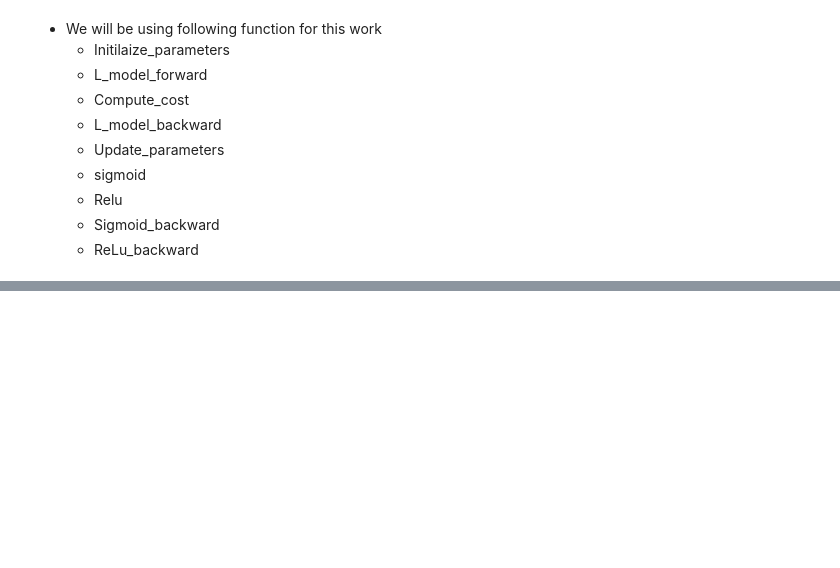
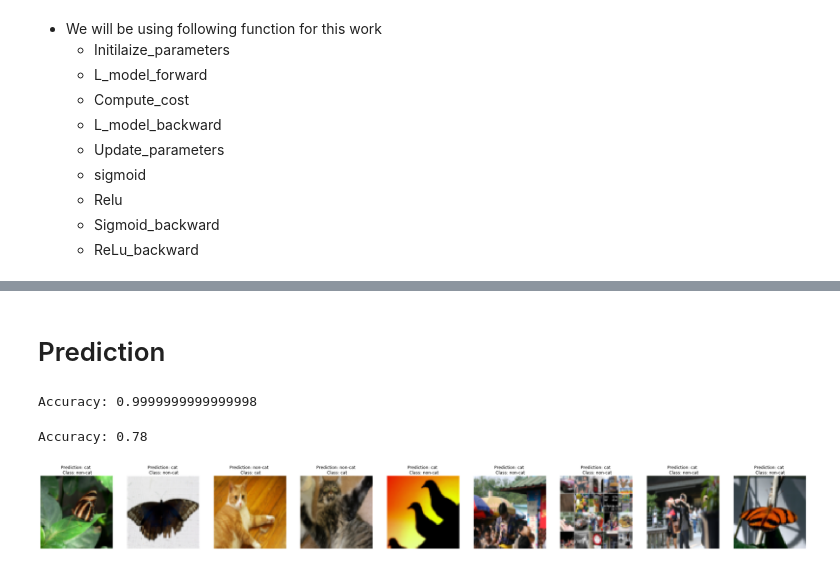
Before and after one commit to vkvats/DeepLearning-by-Andrew-Ng, a Jupyter notebook: Specialization-1/week4/week4-assignment .ipynb, the cells around one changed output, grey strips where cells are left out. Saved outputs shown, nothing was run; the diff lists cells and outputs as text; code cells hidden in the pictures; blank space fills up the shorter version.

```diff
--- a/Specialization-1/week4/week4-assignment .ipynb
+++ b/Specialization-1/week4/week4-assignment .ipynb
@@ -132,7 +138,7 @@ def load_data():
 # %%
 # Parameter initialization
 
-def initialize_parameters(layer_dims):
+def initialize_parameters_deep(layer_dims):
     """
     Initialize the parameters for each layer of L-layer network
 
@@ -154,7 +160,7 @@ def initialize_parameters(layer_dims):
         # W.shape == (#hidden units, #output from last layer)
         # two different ways of initilization
         parameters['W' + str(l)] = np.random.randn(layer_dims[l], layer_dims[l-1]) / np.sqrt(layer_dims[l-1])
-        parameters['W' + str(l)] = np.random.randn(layer_dims[l], layer_dims[l-1])*0.01
+#         parameters['W' + str(l)] = np.random.randn(layer_dims[l], layer_dims[l-1])*0.001
 
         # b.shape == (#hidden units, 1)
         parameters['b' + str(l)] = np.zeros((layer_dims[l], 1))
@@ -226,18 +232,3 @@ def linear_activation_forward(A_prev, W, b, activation):
     cache = (linear_cache, activation_cache)
 
     return A, cache
-# %%
-## L-model forward function
-
-def L_model_forward(X, parameters):
-    """
-    Implement forward propagation for L-layer model
-
-    Arguments :
-    X : import images, flattened.
-    parameters : randomly initialized parameters.
-
-    Returns:
-    AL : final layer output
-    caches : caches from linear_acitvation_layer, which has Z values as caches.
-    """
@@ -243,0 +551,2 @@ def L_model_forward(X, parameters):
+# %% [markdown]
+# Prediction
@@ -243,0 +611,15 @@ def L_model_forward(X, parameters):
+# %%
+# predict training accuracy
+pred_train = predict(train_x, train_y, parameters)
+# %% [output]
+Accuracy: 0.9999999999999998
+# %%
+# predict test accuracy
+pred_test = predict(test_x, test_y, parameters)
+# %% [output]
+Accuracy: 0.78
+# %%
+# print mislebeled data.
+print_mislabeled_images(classes, test_x, test_y, pred_test)
+# %% [output]
+[figure, added]
```
Also changed, not shown: parts of 9 cells of this notebook, 1 other file.
